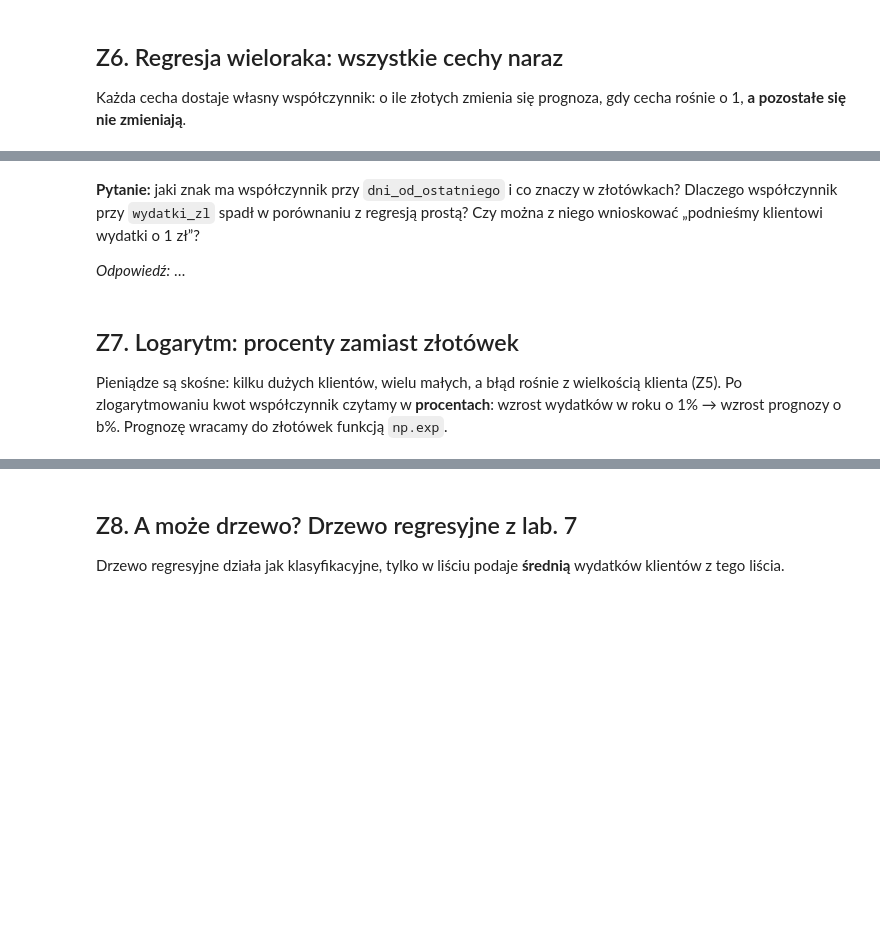
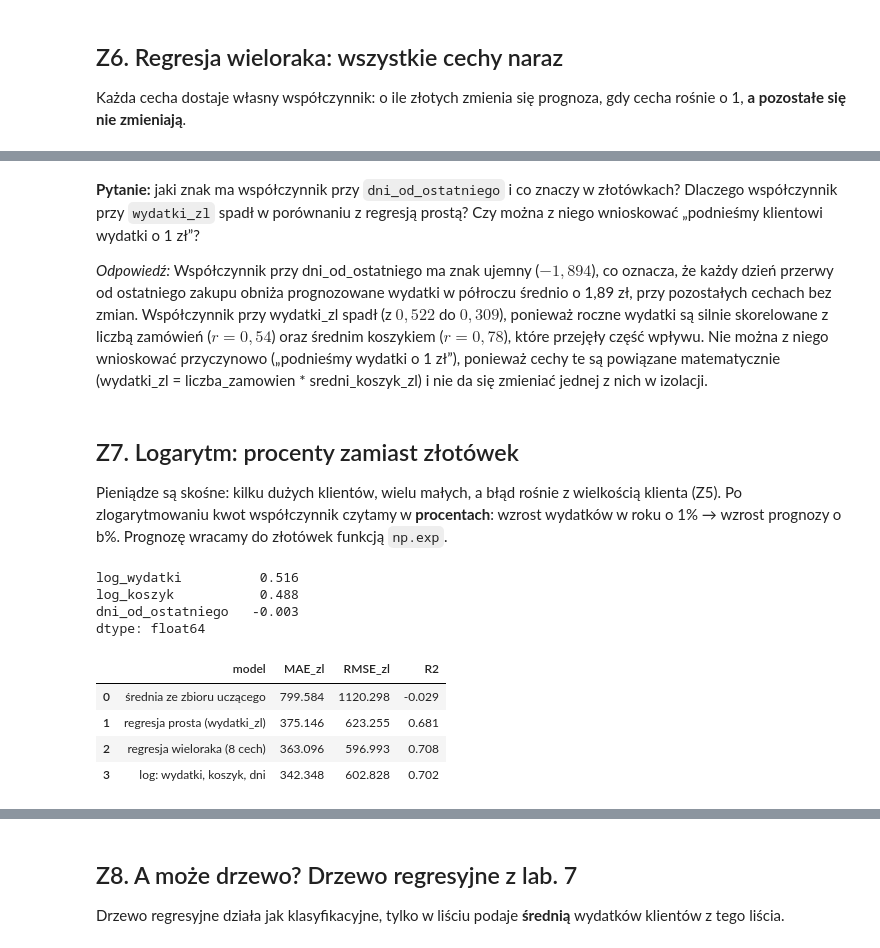
Before and after one commit to SwierkJ/eksploracja-lab8-regresja, a Jupyter notebook: lab8_student.ipynb, the cells around one changed output, grey strips where cells are left out. Cells and saved outputs as stored; diff of their text form; code cells hidden in the pictures; blank space fills up the shorter version.

```diff
--- a/lab8_student.ipynb
+++ b/lab8_student.ipynb
@@ -139,7 +206,7 @@ ind[["liczba_zamowien", "wydatki_zl", "sredni_koszyk_zl"]].corr().round(2)
 # %% [markdown]
 **Pytanie:** jaki znak ma współczynnik przy `dni_od_ostatniego` i co znaczy w złotówkach? Dlaczego współczynnik przy `wydatki_zl` spadł w porównaniu z regresją prostą? Czy można z niego wnioskować „podnieśmy klientowi wydatki o 1 zł”?
 
-*Odpowiedź:* …
+*Odpowiedź:* Współczynnik przy dni_od_ostatniego ma znak ujemny ($-1{,}894$), co oznacza, że każdy dzień przerwy od ostatniego zakupu obniża prognozowane wydatki w półroczu średnio o 1,89 zł, przy pozostałych cechach bez zmian. Współczynnik przy wydatki_zl spadł (z $0{,}522$ do $0{,}309$), ponieważ roczne wydatki są silnie skorelowane z liczbą zamówień ($r = 0{,}54$) oraz średnim koszykiem ($r = 0{,}78$), które przejęły część wpływu. Nie można z niego wnioskować przyczynowo („podnieśmy wydatki o 1 zł”), ponieważ cechy te są powiązane matematycznie (wydatki_zl = liczba_zamowien * sredni_koszyk_zl) i nie da się zmieniać jednej z nich w izolacji.
 # %% [markdown]
 ## Z7. Logarytm: procenty zamiast złotówek
 
@@ -147,13 +214,23 @@ Pieniądze są skośne: kilku dużych klientów, wielu małych, a błąd rośnie
 # %%
 def cechy_log(d):
     return pd.DataFrame({"log_wydatki": np.log(d["wydatki_zl"]), "log_koszyk": np.log(d["sredni_koszyk_zl"]),
                          "dni_od_ostatniego": d["dni_od_ostatniego"]})
 
 logm = LinearRegression().fit(cechy_log(ucz), np.log(ucz["wydatki_6m"]))
 print(pd.Series(logm.coef_, index=["log_wydatki", "log_koszyk", "dni_od_ostatniego"]).round(4))
-p_log = np.___(logm.predict(cechy_log(test)))          # UZUPEŁNIJ: z logarytmu z powrotem do złotówek
+p_log = np.exp(logm.predict(cechy_log(test)))          # UZUPEŁNIJ: z logarytmu z powrotem do złotówek
 wyniki.append(ocena("log: wydatki, koszyk, dni", p_log))
 pd.DataFrame(wyniki)
+# %% [output]
+log_wydatki          0.516
+log_koszyk           0.488
+dni_od_ostatniego   -0.003
+dtype: float64
+|  | model | MAE_zl | RMSE_zl | R2 |
+| 0 | średnia ze zbioru uczącego | 799.584 | 1120.298 | -0.029 |
+| 1 | regresja prosta (wydatki_zl) | 375.146 | 623.255 | 0.681 |
+| 2 | regresja wieloraka (8 cech) | 363.096 | 596.993 | 0.708 |
+| 3 | log: wydatki, koszyk, dni | 342.348 | 602.828 | 0.702 |
 # %% [markdown]
 **Pytanie:** jak czytasz współczynnik przy `log_wydatki`? A przy `dni_od_ostatniego` (wskazówka: −0,003 na dzień ≈ −0,3% na dzień)? Który model ma najmniejszy MAE?
 
```
Also changed, not shown: parts of 21 cells of this notebook.
